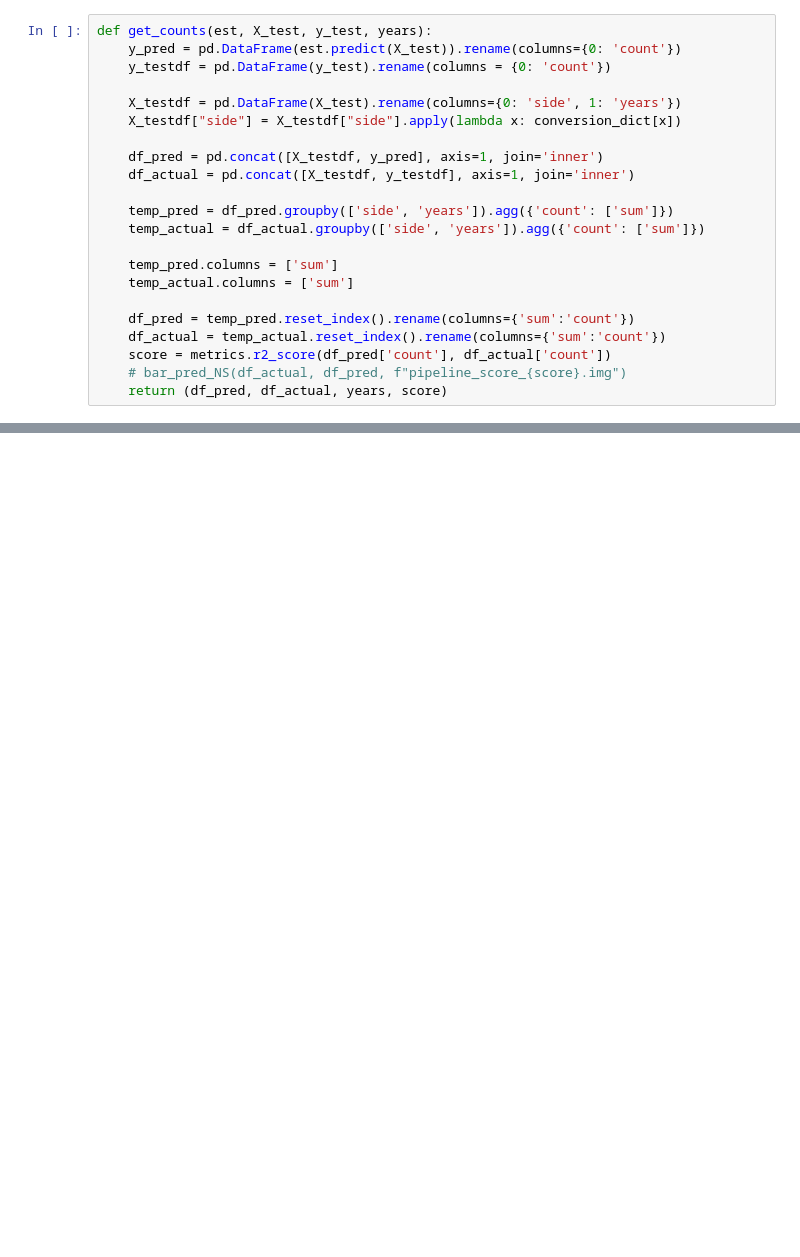
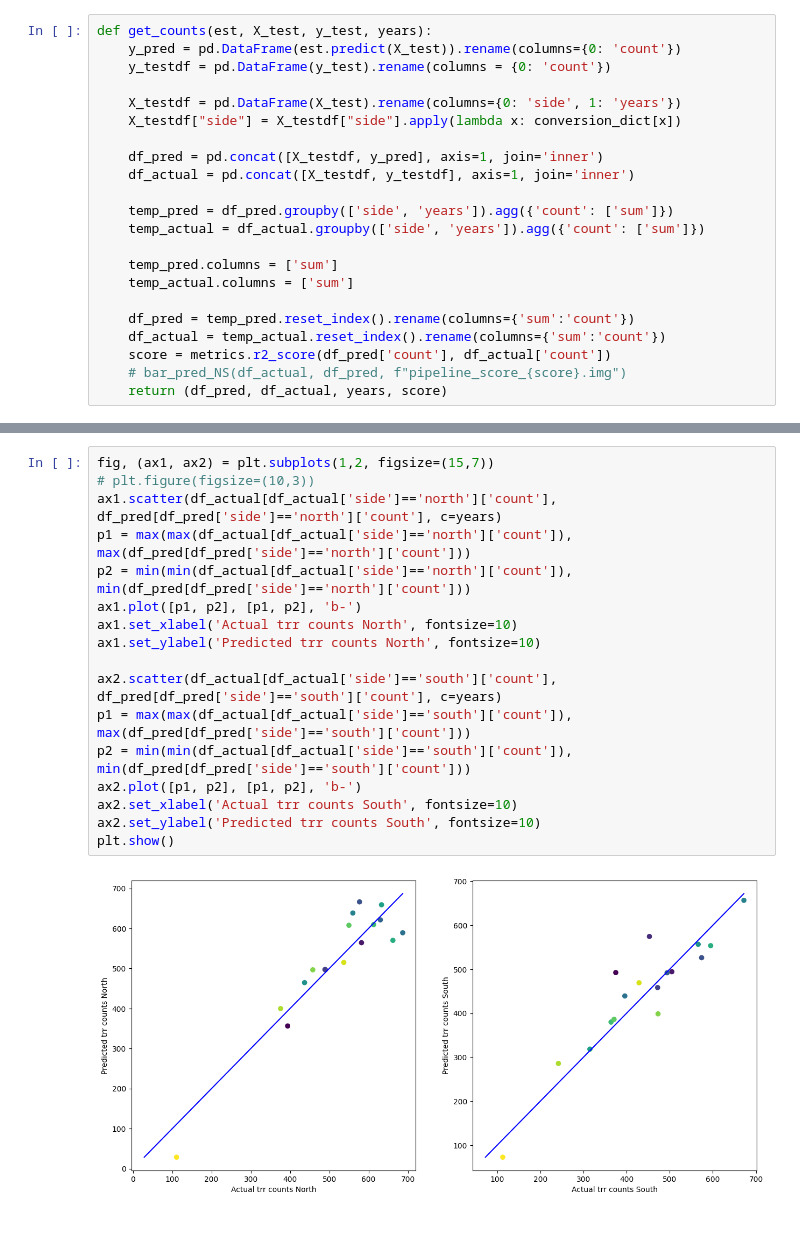
Before and after one commit to ShaliniR8/WiseKingfishers, a Jupyter notebook: cpdbML.ipynb, the cells around one changed output, grey strips where cells are left out. Cells and saved outputs as stored; diff of their text form; blank space fills up the shorter version.

```diff
--- a/cpdbML.ipynb
+++ b/cpdbML.ipynb
@@ -435,3 +425,22 @@ Actual trr counts per year for beats included in test data
+# %%
+fig, (ax1, ax2) = plt.subplots(1,2, figsize=(15,7))
+# plt.figure(figsize=(10,3))
+ax1.scatter(df_actual[df_actual['side']=='north']['count'], df_pred[df_pred['side']=='north']['count'], c=years)
+p1 = max(max(df_actual[df_actual['side']=='north']['count']), max(df_pred[df_pred['side']=='north']['count']))
+p2 = min(min(df_actual[df_actual['side']=='north']['count']), min(df_pred[df_pred['side']=='north']['count']))
+ax1.plot([p1, p2], [p1, p2], 'b-')
+ax1.set_xlabel('Actual trr counts North', fontsize=10)
+ax1.set_ylabel('Predicted trr counts North', fontsize=10)
+
+ax2.scatter(df_actual[df_actual['side']=='south']['count'], df_pred[df_pred['side']=='south']['count'], c=years)
+p1 = max(max(df_actual[df_actual['side']=='south']['count']), max(df_pred[df_pred['side']=='south']['count']))
+p2 = min(min(df_actual[df_actual['side']=='south']['count']), min(df_pred[df_pred['side']=='south']['count']))
+ax2.plot([p1, p2], [p1, p2], 'b-')
+ax2.set_xlabel('Actual trr counts South', fontsize=10)
+ax2.set_ylabel('Predicted trr counts South', fontsize=10)
+plt.show()
+# %% [output]
+[figure, added]
 # %% [markdown]
 <br>
 # %% [markdown]
```
Also changed, not shown: parts of 4 cells of this notebook, 1 other file.
